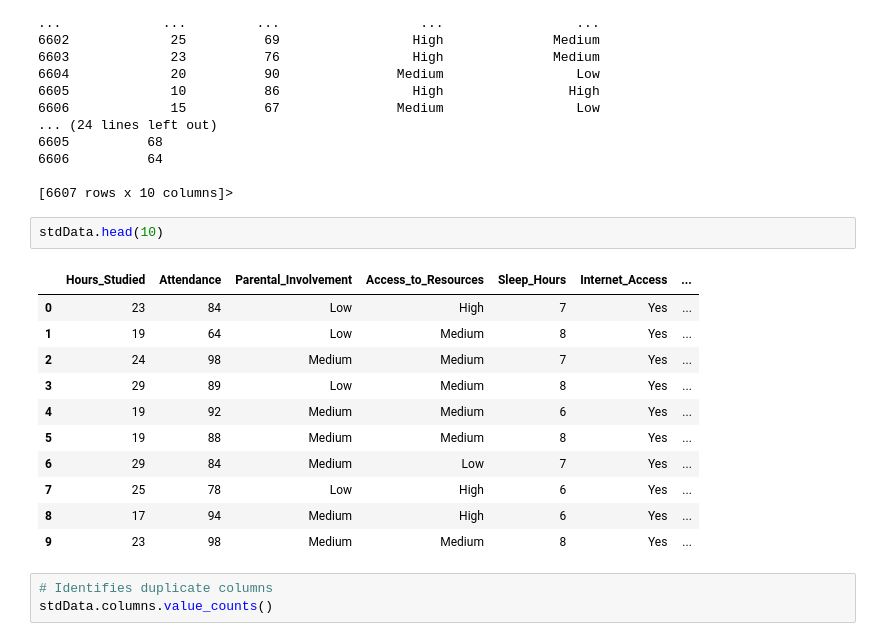
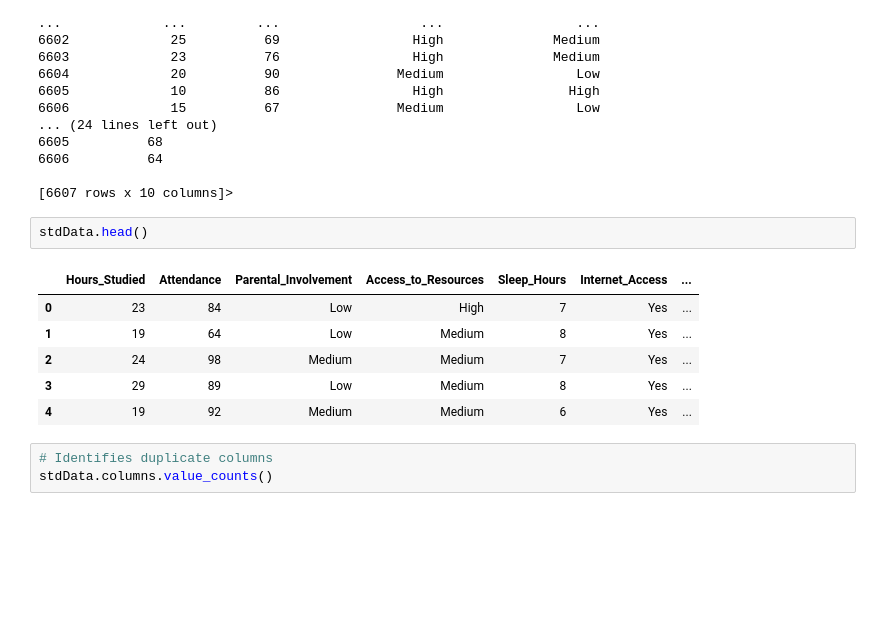
Before and after one commit to dylanDA23/DTA_Assignment2024, a Jupyter notebook: NewDataSet/DTA_ASSIGNMENT.ipynb, the cells around one changed output. Saved outputs shown, nothing was run; the diff lists cells and outputs as text; blank space fills up the shorter version.

```diff
--- a/NewDataSet/DTA_ASSIGNMENT.ipynb
+++ b/NewDataSet/DTA_ASSIGNMENT.ipynb
@@ -84,19 +86,14 @@ stdData.head
 
 [6607 rows x 10 columns]>
 # %%
-stdData.head(10)
+stdData.head()
 # %% [output]
 |  | Hours_Studied | Attendance | Parental_Involvement | Access_to_Resources | Sleep_Hours | Internet_Access | ... |
 | 0 | 23 | 84 | Low | High | 7 | Yes | ... |
 | 1 | 19 | 64 | Low | Medium | 8 | Yes | ... |
 | 2 | 24 | 98 | Medium | Medium | 7 | Yes | ... |
 | 3 | 29 | 89 | Low | Medium | 8 | Yes | ... |
 | 4 | 19 | 92 | Medium | Medium | 6 | Yes | ... |
-| 5 | 19 | 88 | Medium | Medium | 8 | Yes | ... |
-| 6 | 29 | 84 | Medium | Low | 7 | Yes | ... |
-| 7 | 25 | 78 | Low | High | 6 | Yes | ... |
-| 8 | 17 | 94 | Medium | High | 6 | Yes | ... |
-| 9 | 23 | 98 | Medium | Medium | 8 | Yes | ... |
 # %%
 # Identifies duplicate columns
 stdData.columns.value_counts()
```
Also changed, not shown: parts of 17 cells of this notebook.
